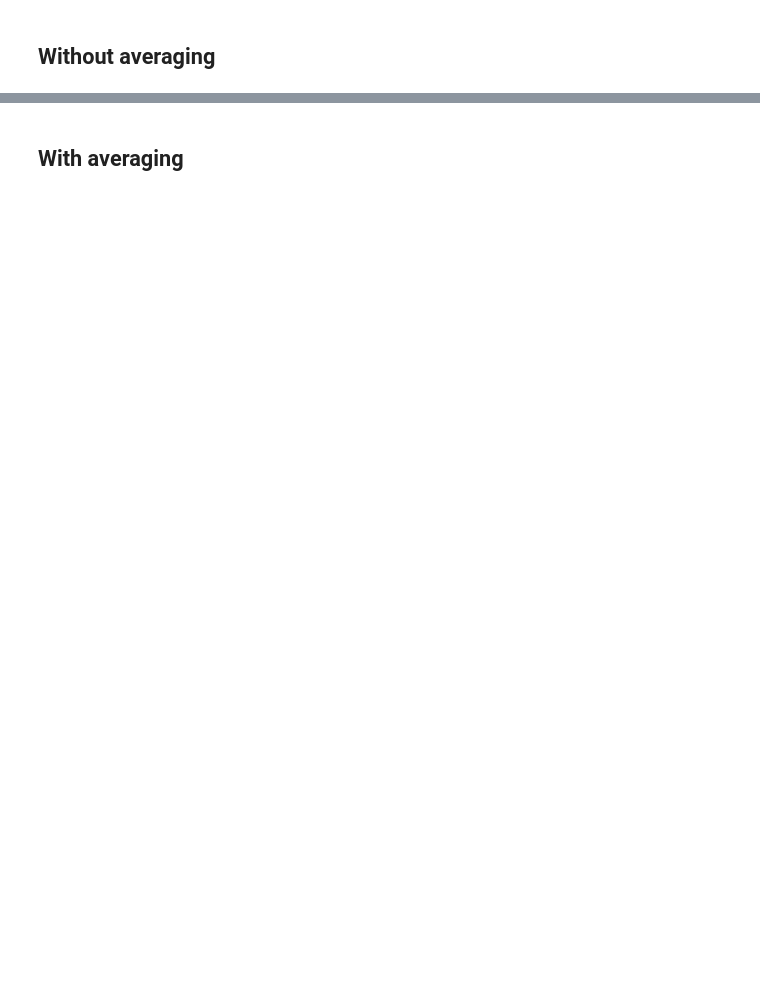
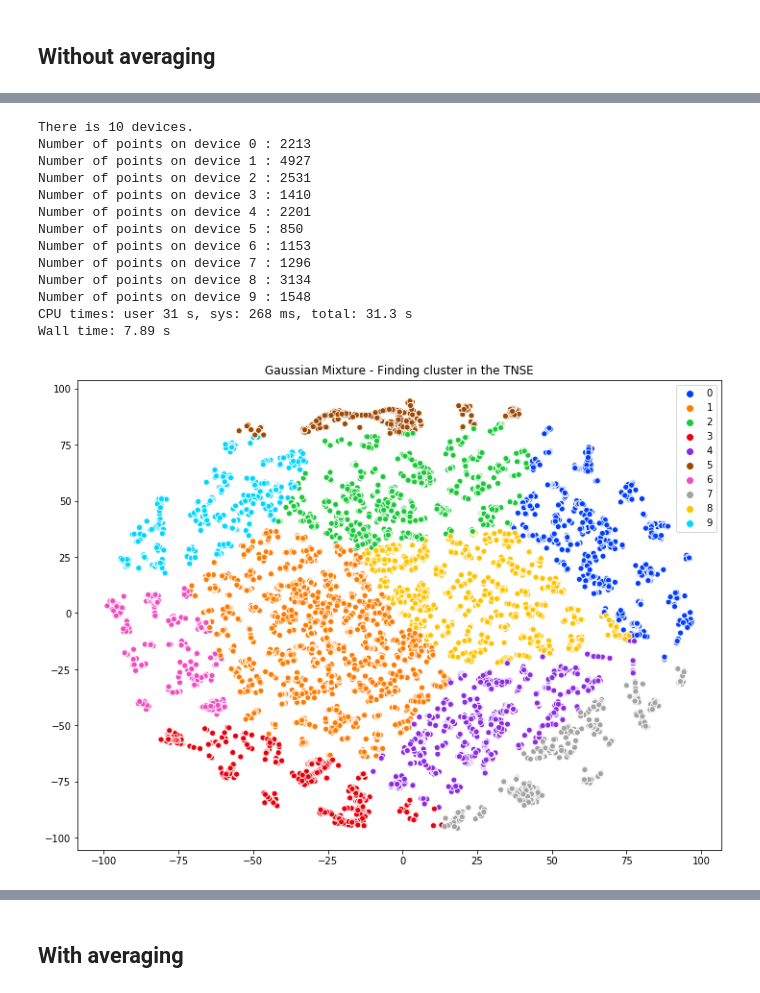
Before and after one commit to philipco/artemis-bidirectional-compression, a Jupyter notebook: notebook/superconduct.ipynb, the cells around one changed output, grey strips where cells are left out. Drawn from its saved outputs; the diff is of its cells as text; code cells hidden in the pictures; blank space fills up the shorter version.

Commit message:
Notebook and pickle.

```diff
--- a/notebook/superconduct.ipynb
+++ b/notebook/superconduct.ipynb
@@ -311,0 +303,23 @@ torch.Size([2126, 3404])
+# %%
+%%time
+nb_cluster = 10
+# Finding cluster in the TNSE
+predicted_cluster = find_cluster(embedded_data, nb_cluster)
+# With the found clusters, splitting data.
+X, Y = clustering_data(data, predicted_cluster, "critical_temp", nb_cluster, scale_Y=True)
+dim_notebook = X[0].shape[1]
+# %% [output]
+There is 10 devices.
+Number of points on device 0 : 2213
+Number of points on device 1 : 4927
+Number of points on device 2 : 2531
+Number of points on device 3 : 1410
+Number of points on device 4 : 2201
+Number of points on device 5 : 850
+Number of points on device 6 : 1153
+Number of points on device 7 : 1296
+Number of points on device 8 : 3134
+Number of points on device 9 : 1548
+CPU times: user 31 s, sys: 268 ms, total: 31.3 s
+Wall time: 7.89 s
+[figure, added]
```
Also changed, not shown: parts of 26 cells of this notebook, 7 other files.
